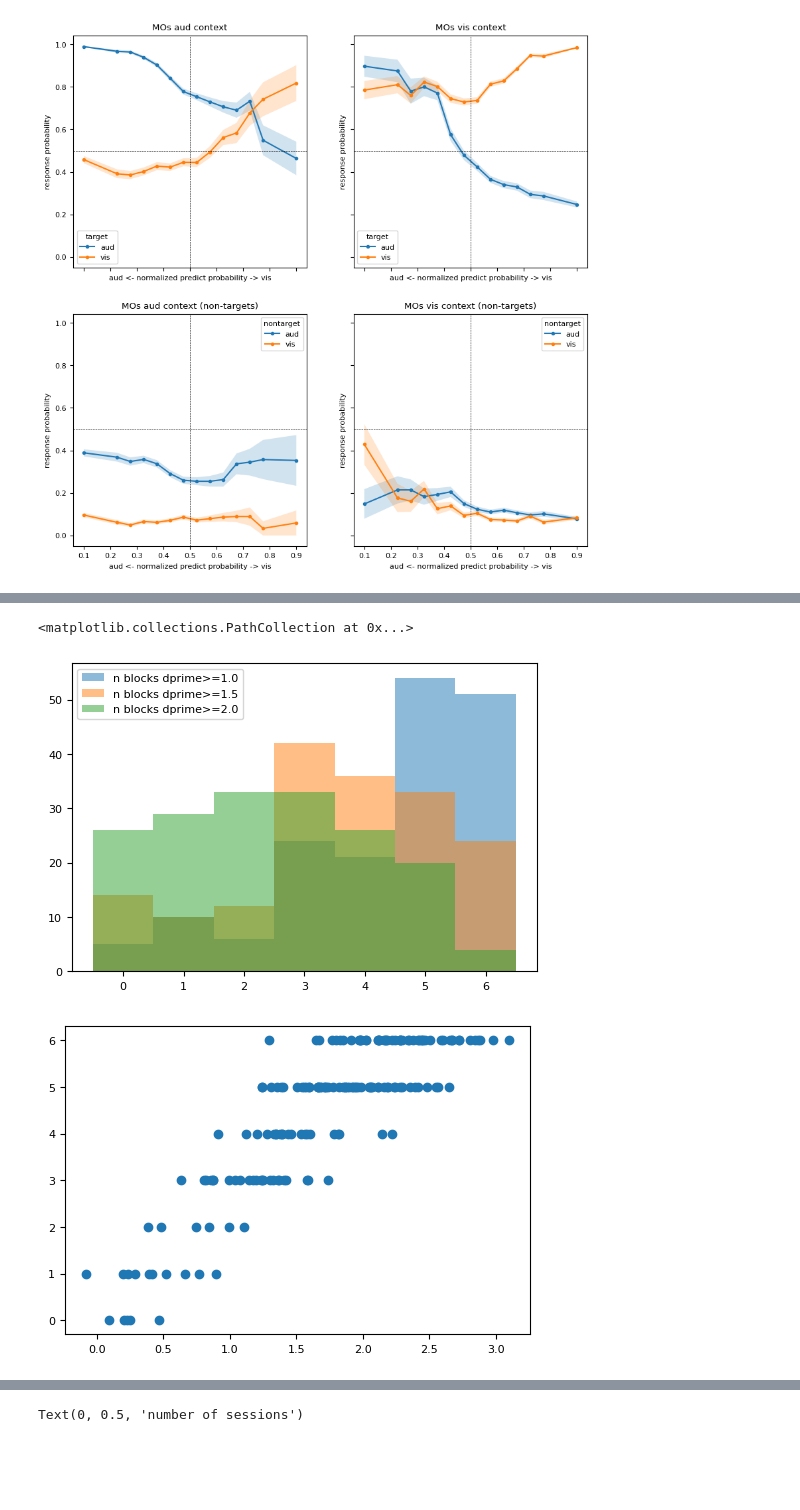
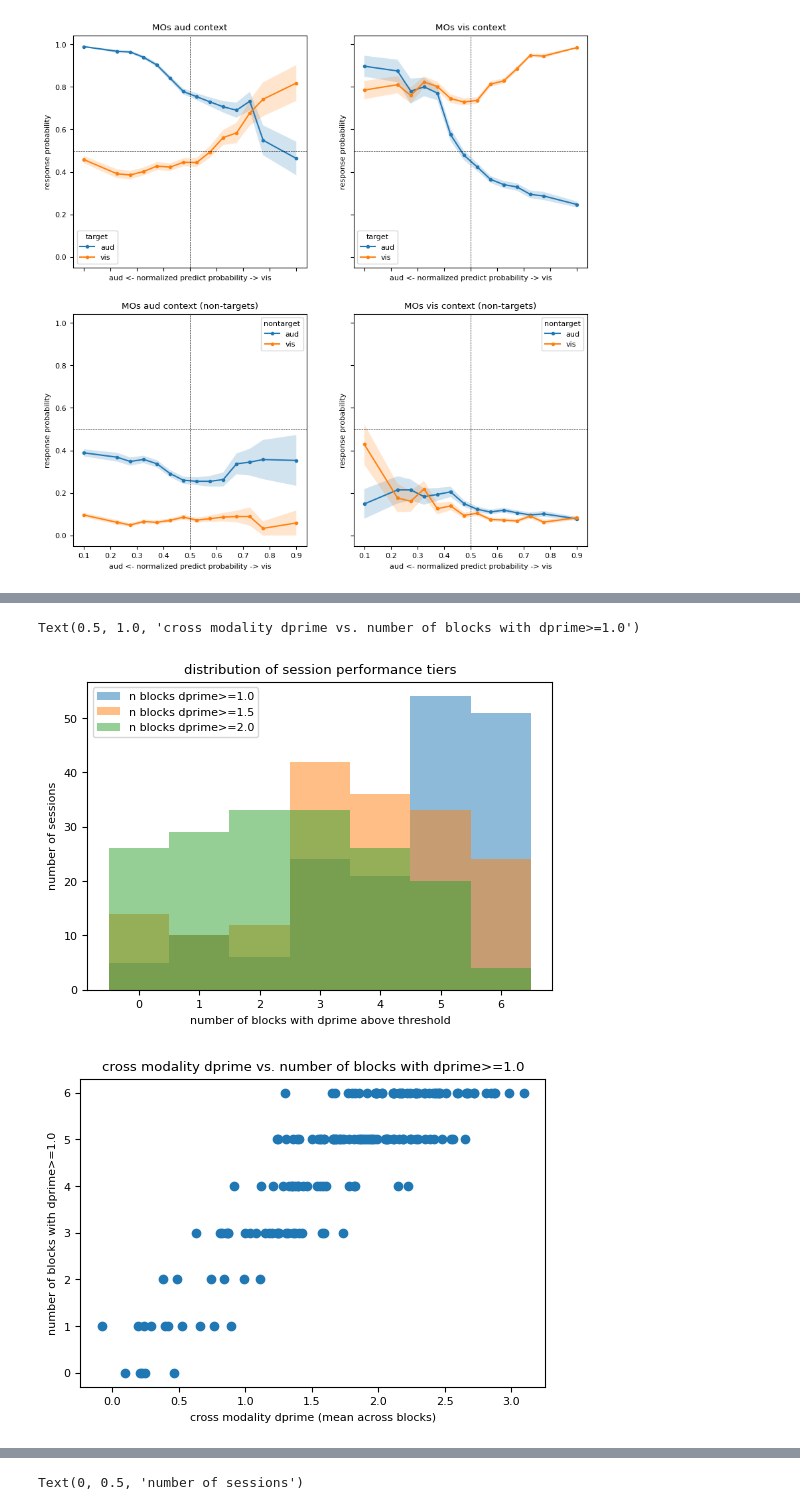
Before and after one commit to AllenInstitute/dynamic_routing_analysis, a Jupyter notebook: notebooks/response_rate_vs_decoder_confidence.ipynb, the cells around one changed output, grey strips where cells are left out. Saved outputs shown, nothing was run; the diff lists cells and outputs as text; code cells hidden in the pictures; blank space fills up the shorter version.

```diff
--- a/notebooks/response_rate_vs_decoder_confidence.ipynb
+++ b/notebooks/response_rate_vs_decoder_confidence.ipynb
@@ -27,16 +28,16 @@ fm.FontProperties().set_family('arial')
 # %%
 # results_path="s3://aind-scratch-data/dynamic-routing/decoding/results/time_mod_keep_units_consistent_0/"
 # %%
-session_table_path=r"\\allen\programs\mindscope\workgroups\dynamicrouting\Ethan\CO decoding results\session_table_v0.268.csv"
+session_table_path=r"\\allen\programs\mindscope\workgroups\dynamicrouting\Ethan\CO decoding results\session_table_v0.272.parquet"
 # session_table_path="/Users/ethan.mcbride/Data/DR/session_table_v0.265.csv"
-session_table=pl.read_csv(session_table_path)
+session_table=pl.read_parquet(session_table_path)
 
 dr_session_list=(
     session_table.filter(
     pl.col('project')=="DynamicRouting",
     pl.col('is_production'),
     pl.col('is_annotated'),
-    pl.col('issues')=="",
+    pl.col('issues')==[],
     # pl.col('is_engaged'),
     # pl.col('is_good_behavior').eq(True),
     )['session_id'].to_list()
@@ -348,6 +256,13 @@ session_dprime_table={
     'n_blocks_1_0':[],
     'n_blocks_1_5':[],
     'n_blocks_2_0':[],
+    'n_vis_blocks_1_0':[],
+    'n_vis_blocks_1_5':[],
+    'n_vis_blocks_2_0':[],
+    'n_aud_blocks_1_0':[],
+    'n_aud_blocks_1_5':[],
+    'n_aud_blocks_2_0':[],
+
 }
 
 for session_id in all_performance['session_id'].unique():
@@ -363,6 +278,12 @@ for session_id in all_performance['session_id'].unique():
     session_dprime_table['n_blocks_1_0'].append(session_performance.query('cross_modality_dprime>=1.0').shape[0])
     session_dprime_table['n_blocks_1_5'].append(session_performance.query('cross_modality_dprime>=1.5').shape[0])
     session_dprime_table['n_blocks_2_0'].append(session_performance.query('cross_modality_dprime>=2.0').shape[0])
+    session_dprime_table['n_vis_blocks_1_0'].append(session_performance.query('rewarded_modality=="vis" & cross_modality_dprime>=1.0').shape[0])
+    session_dprime_table['n_vis_blocks_1_5'].append(session_performance.query('rewarded_modality=="vis" & cross_modality_dprime>=1.5').shape[0])
+    session_dprime_table['n_vis_blocks_2_0'].append(session_performance.query('rewarded_modality=="vis" & cross_modality_dprime>=2.0').shape[0])
+    session_dprime_table['n_aud_blocks_1_0'].append(session_performance.query('rewarded_modality=="aud" & cross_modality_dprime>=1.0').shape[0])
+    session_dprime_table['n_aud_blocks_1_5'].append(session_performance.query('rewarded_modality=="aud" & cross_modality_dprime>=1.5').shape[0])
+    session_dprime_table['n_aud_blocks_2_0'].append(session_performance.query('rewarded_modality=="aud" & cross_modality_dprime>=2.0').shape[0])
 
     non_rewarded_response_rate=[]
     rewarded_response_rate=[]
@@ -396,16 +317,22 @@ session_dprime_df
 # %%
 fig,ax=plt.subplots(1,1,figsize=(6,4))
 ax.hist(session_dprime_df['n_blocks_1_0'],bins=np.arange(-0.5,7.5,1),alpha=0.5,label='n blocks dprime>=1.0')
 ax.hist(session_dprime_df['n_blocks_1_5'],bins=np.arange(-0.5,7.5,1),alpha=0.5,label='n blocks dprime>=1.5')
 ax.hist(session_dprime_df['n_blocks_2_0'],bins=np.arange(-0.5,7.5,1),alpha=0.5,label='n blocks dprime>=2.0')
 ax.legend()
+ax.set_xlabel('number of blocks with dprime above threshold')
+ax.set_ylabel('number of sessions')
+ax.set_title('distribution of session performance tiers')
 
 fig,ax=plt.subplots(1,1,figsize=(6,4))
 ax.scatter(session_dprime_df['cross_modality_dprime'], session_dprime_df['n_blocks_1_0'], label='n blocks dprime>=1.0')
+ax.set_xlabel('cross modality dprime (mean across blocks)')
+ax.set_ylabel('number of blocks with dprime>=1.0')
+ax.set_title('cross modality dprime vs. number of blocks with dprime>=1.0')
 # %% [output]
-<matplotlib.collections.PathCollection at 0x...>
+Text(0.5, 1.0, 'cross modality dprime vs. number of blocks with dprime>=1.0')
-[figure, old version]
+[figure, new version]
-[figure, old version]
+[figure, new version]
 # %%
 #plot nonrewarded targets together and rewarded targets together
 
```
Also changed, not shown: parts of 8 cells of this notebook, 8 other files.
